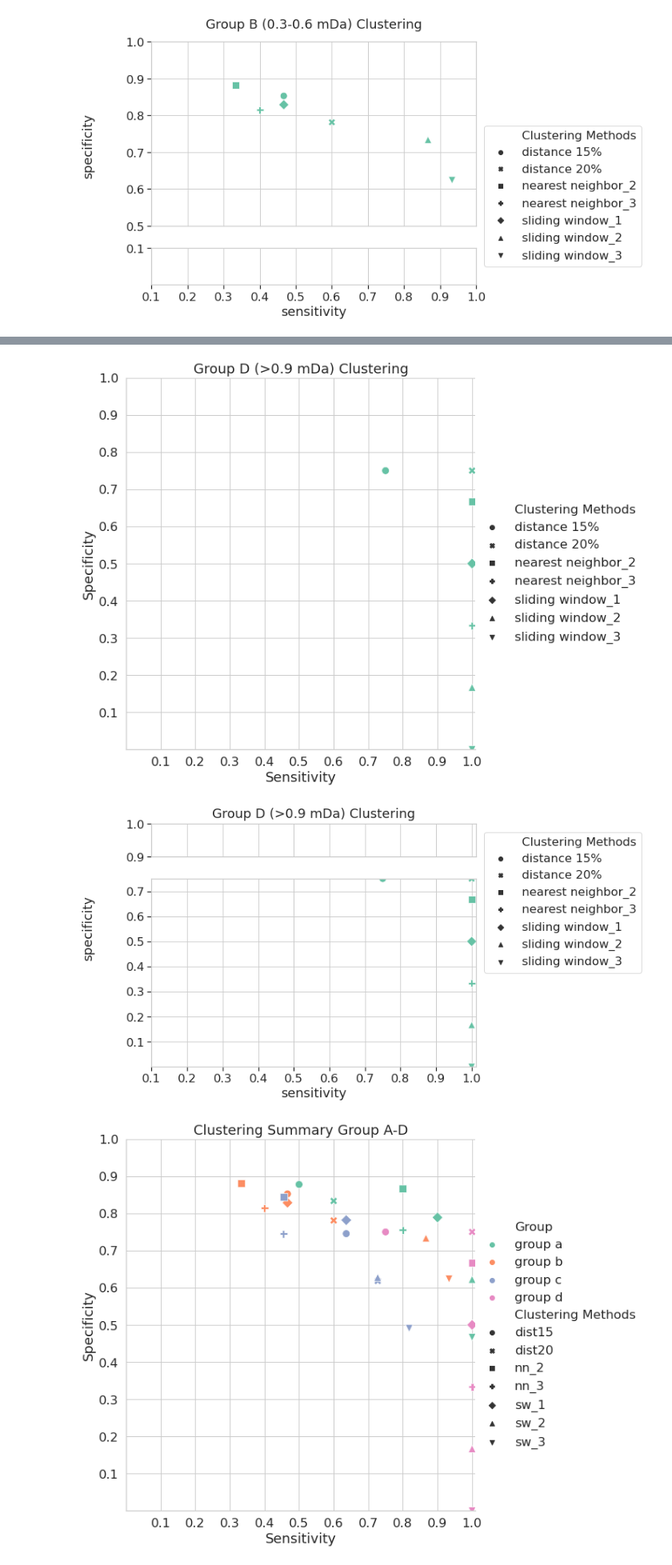
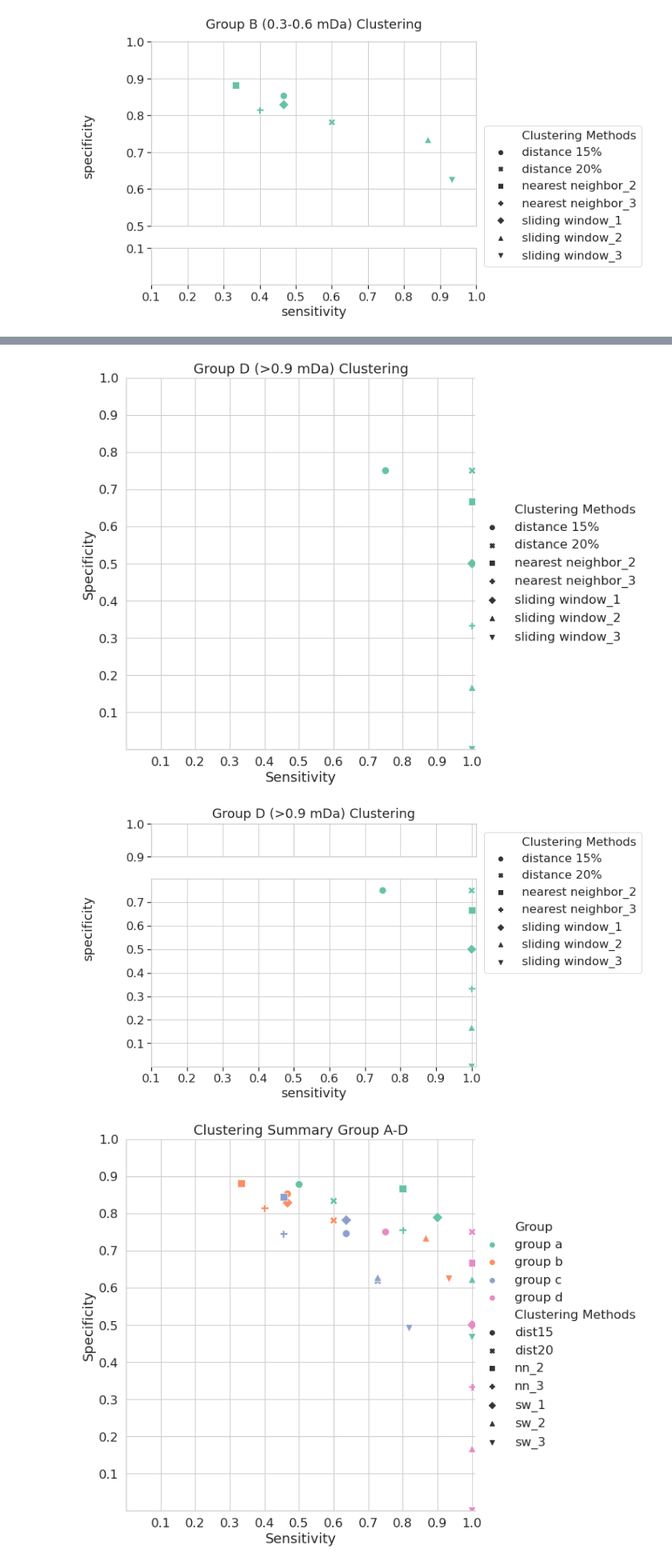
Before and after one commit to Candice-Nichols/SortItOut, a Jupyter notebook: graph/ProteinGraphs(nonmem)-0210.ipynb, the cells around one changed output, grey strips where cells are left out. Shown at 80% size. Saved outputs shown, nothing was run; the diff lists cells and outputs as text; code cells hidden in the pictures.

```diff
--- a/graph/ProteinGraphs(nonmem)-0210.ipynb
+++ b/graph/ProteinGraphs(nonmem)-0210.ipynb
@@ -343,40 +343,40 @@ f, (ax1, ax2) = plt.subplots(ncols=1, nrows=2, sharex=True,figsize=(9,6.75),grid
 ax = sns.scatterplot(data=df2,s=100, x="sensitivity", y="specificity",style="Clustering Methods",ax=ax1)
 ax = sns.scatterplot(data=df2,s=100, x="sensitivity", y="specificity",style="Clustering Methods",ax=ax2)
 
-ax2.set_ylim(0,0.75)
+ax2.set_ylim(0,0.8)
 ax1.set_ylim(0.9, 1)
 ax2.set(xticks=[0.1,0.2,0.3,0.4,0.5,0.6,0.7,0.8,0.9,1.0],yticks=[0.1,0.2,0.3,0.4,0.5,0.6,0.7])
 ax1.set(xticks=[0.1,0.2,0.3,0.4,0.5,0.6,0.7,0.8,0.9,1.0],yticks=[0.9,1.0],title="Group D (>0.9 mDa) Clustering")
 
 
 # by default, each part will get its own "Latency in ms" label, but we want to set a common for the whole figure
 # first, remove the y label for both subplots
 ax1.set_ylabel("")
 ax2.set_ylabel("")
 
 # then, set a new label on the plot (basically just a piece of text) and move it to where it makes sense (requires trial and error)
 f.text(0, 0.55, 'specificity', va='center', rotation='vertical')
 
 # by default, seaborn also gives each subplot its own legend, which makes no sense at all
 # soe remove both default legends first
 ax1.get_legend().remove()
 ax2.get_legend().remove()
 # then create a new legend and put it to the side of the figure (also requires trial and error)
 ax2.legend(loc=(1.025, 0.5))
 ax1.set(title="Group D (>0.9 mDa) Clustering")
 ax1.title.set_position([.5, 1.05])
 
 # let's put some ticks on the top of the upper part and bottom of the lower part for style
 ax2.xaxis.tick_bottom()
 ax2.yaxis.tick_left()
 ax1.yaxis.tick_left()
 
 # finally, adjust everything a bit to make it prettier (this just moves everything, best to try and iterate)
 f.subplots_adjust(left=0.15, right=0.85, bottom=0.15, top=0.85)
 f.savefig("GroupDnew.jpg")
 # %% [output]
 [figure]
-[figure, old version]
+[figure, new version]
 # %%
 #combine the above four graphs (new equation) updated
 sensitivity2=[0.5,0.6,0.8,0.8,0.9,1,1,0.466666667,0.6,0.333333333,0.4,0.466666667,0.866666667,0.933333333,0.636363636,0.727272727,0.454545455,0.454545455,0.636363636,0.727272727,0.818181818,0.75,1,1,1,1,1,1]
```
Also changed, not shown: parts of 11 cells of this notebook, 6 other files.
